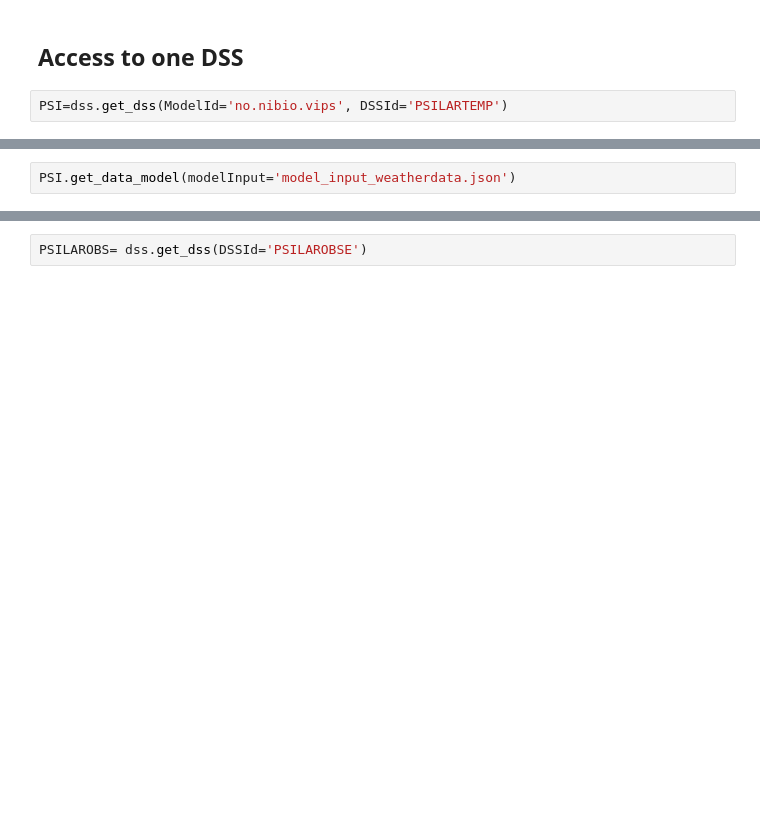
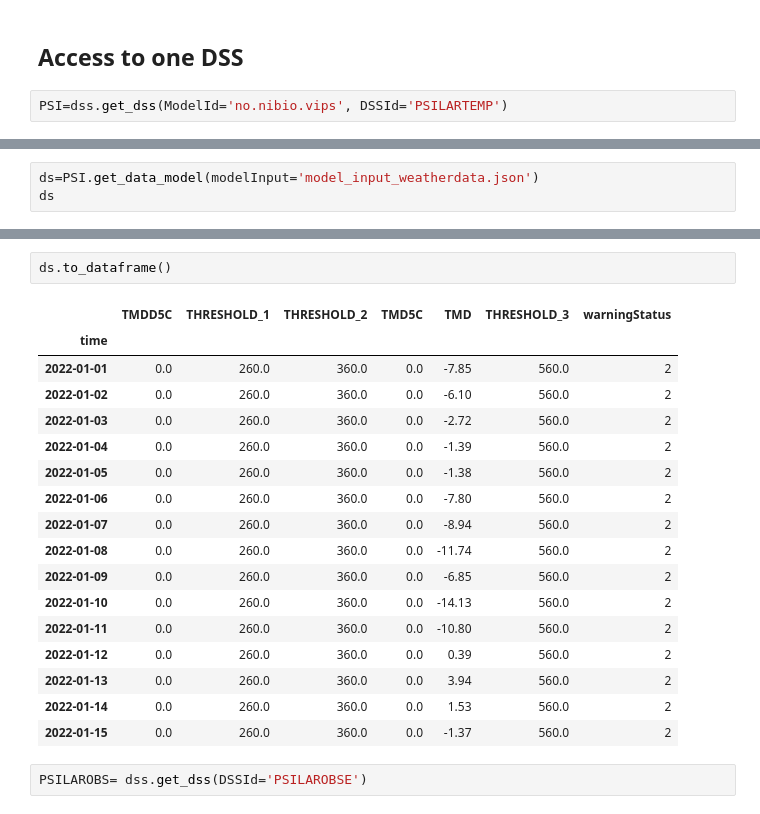
Before and after one commit to H2020-IPM-openalea/DSS, a Jupyter notebook: example/ipm_dss.ipynb, the cells around one changed output, grey strips where cells are left out. Saved outputs shown, nothing was run; the diff lists cells and outputs as text; blank space fills up the shorter version.

```diff
--- a/example/ipm_dss.ipynb
+++ b/example/ipm_dss.ipynb
@@ -59,3 +59,4 @@ INFO:start connecting to station 101104
 # %%
-PSI.get_data_model(modelInput='model_input_weatherdata.json')
+ds=PSI.get_data_model(modelInput='model_input_weatherdata.json')
+ds
 # %% [output]
@@ -65,3 +82,23 @@ PSI.get_data_model(modelInput='model_input_weatherdata.json')
+# %%
+ds.to_dataframe()
+# %% [output]
+|  | TMDD5C | THRESHOLD_1 | THRESHOLD_2 | TMD5C | TMD | THRESHOLD_3 | warningStatus |
+| time |  |  |  |  |  |  |  |
+| 2022-01-01 | 0.0 | 260.0 | 360.0 | 0.0 | -7.85 | 560.0 | 2 |
+| 2022-01-02 | 0.0 | 260.0 | 360.0 | 0.0 | -6.10 | 560.0 | 2 |
+| 2022-01-03 | 0.0 | 260.0 | 360.0 | 0.0 | -2.72 | 560.0 | 2 |
+| 2022-01-04 | 0.0 | 260.0 | 360.0 | 0.0 | -1.39 | 560.0 | 2 |
+| 2022-01-05 | 0.0 | 260.0 | 360.0 | 0.0 | -1.38 | 560.0 | 2 |
+| 2022-01-06 | 0.0 | 260.0 | 360.0 | 0.0 | -7.80 | 560.0 | 2 |
+| 2022-01-07 | 0.0 | 260.0 | 360.0 | 0.0 | -8.94 | 560.0 | 2 |
+| 2022-01-08 | 0.0 | 260.0 | 360.0 | 0.0 | -11.74 | 560.0 | 2 |
+| 2022-01-09 | 0.0 | 260.0 | 360.0 | 0.0 | -6.85 | 560.0 | 2 |
+| 2022-01-10 | 0.0 | 260.0 | 360.0 | 0.0 | -14.13 | 560.0 | 2 |
+| 2022-01-11 | 0.0 | 260.0 | 360.0 | 0.0 | -10.80 | 560.0 | 2 |
+| 2022-01-12 | 0.0 | 260.0 | 360.0 | 0.0 | 0.39 | 560.0 | 2 |
+| 2022-01-13 | 0.0 | 260.0 | 360.0 | 0.0 | 3.94 | 560.0 | 2 |
+| 2022-01-14 | 0.0 | 260.0 | 360.0 | 0.0 | 1.53 | 560.0 | 2 |
+| 2022-01-15 | 0.0 | 260.0 | 360.0 | 0.0 | -1.37 | 560.0 | 2 |
 # %%
 PSILAROBS= dss.get_dss(DSSId='PSILAROBSE')
 # %%
```
Also changed, not shown: parts of 15 cells of this notebook.
